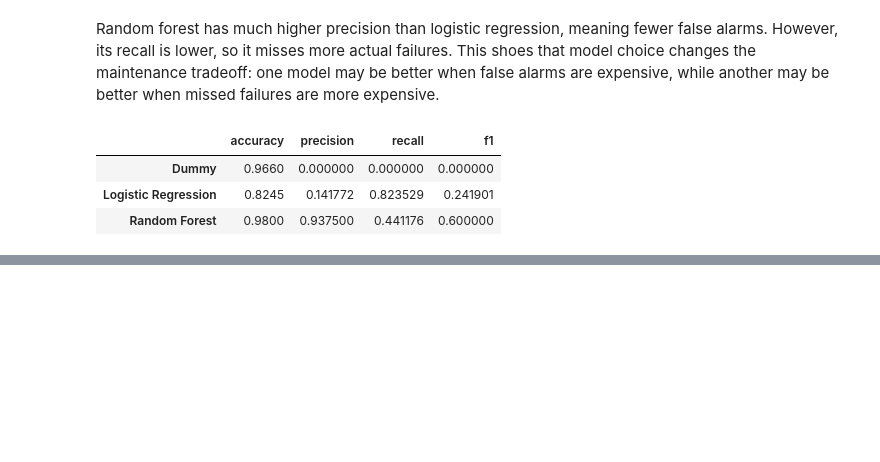
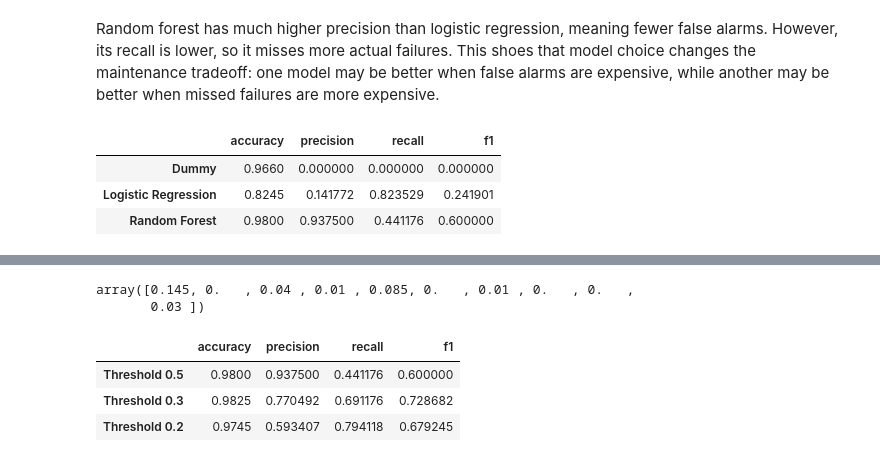
Before and after one commit to shashwatsharv7/machineguard-ai, a Jupyter notebook: notebooks/02_baseline_models.ipynb, the cells around one changed output, grey strips where cells are left out. Drawn from its saved outputs; the diff is of its cells as text; code cells hidden in the pictures; blank space fills up the shorter version.

```diff
--- a/notebooks/02_baseline_models.ipynb
+++ b/notebooks/02_baseline_models.ipynb
@@ -260,0 +266,24 @@ pd.DataFrame(
+# %%
+rf_probabilities = random_forest_model.predict_proba(X_test)[:,1]
+rf_probabilities[:10]
+# %% [output]
+array([0.145, 0.   , 0.04 , 0.01 , 0.085, 0.   , 0.01 , 0.   , 0.   ,
+       0.03 ])
+# %%
+rf_predictions_05 = (rf_probabilities >= 0.5).astype(int)
+rf_predictions_03 = (rf_probabilities >= 0.3).astype(int)
+rf_predictions_02 = (rf_probabilities >= 0.2).astype(int)
+# %%
+rf_metrics_05, rf_matrix_05 = evaluate_classification_model(y_test, rf_predictions_05)
+rf_metrics_03, rf_matrix_03 = evaluate_classification_model(y_test, rf_predictions_03)
+rf_metrics_02, rf_matrix_02 = evaluate_classification_model(y_test, rf_predictions_02)
+# %%
+pd.DataFrame(
+    [rf_metrics_05, rf_metrics_03, rf_metrics_02],
+    index=["Threshold 0.5", "Threshold 0.3", "Threshold 0.2"]
+)
+# %% [output]
+|  | accuracy | precision | recall | f1 |
+| Threshold 0.5 | 0.9800 | 0.937500 | 0.441176 | 0.600000 |
+| Threshold 0.3 | 0.9825 | 0.770492 | 0.691176 | 0.728682 |
+| Threshold 0.2 | 0.9745 | 0.593407 | 0.794118 | 0.679245 |
```
Also changed, not shown: parts of 14 cells of this notebook.
